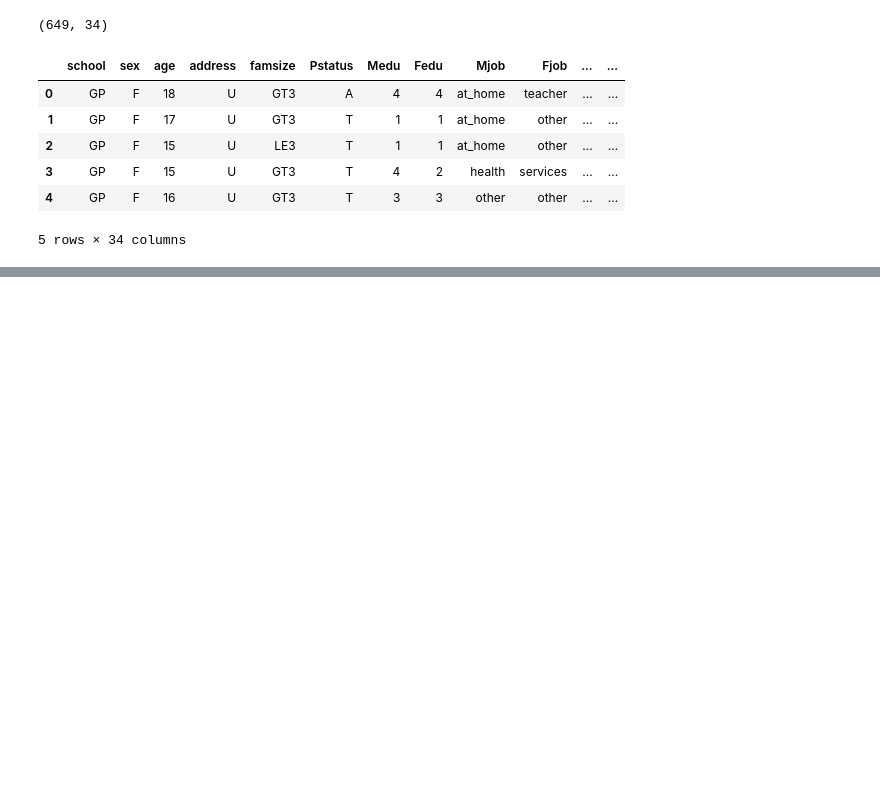
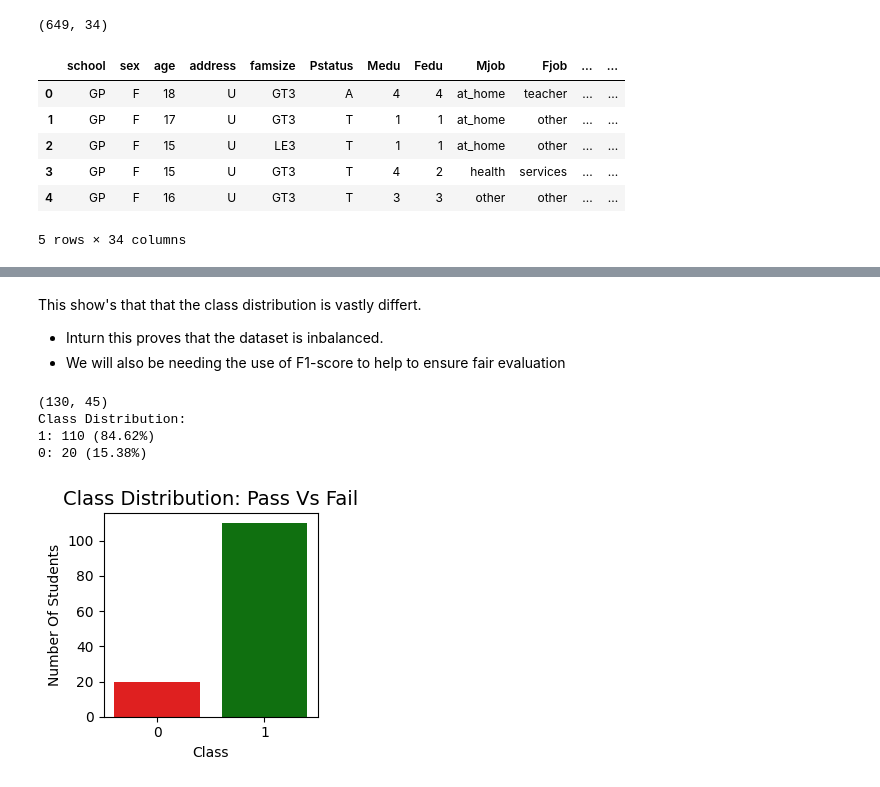
Before and after one commit to FalconCharge/Machine-Learning-Project, a Jupyter notebook: notebooks/BarPlot.ipynb, the cells around one changed output, grey strips where cells are left out. Cells and saved outputs as stored; diff of their text form; code cells hidden in the pictures; blank space fills up the shorter version.

```diff
--- a/notebooks/BarPlot.ipynb
+++ b/notebooks/BarPlot.ipynb
@@ -45,0 +55,37 @@ This show's that that the class distribution is vastly differt.
+# %% [markdown]
+This show's that that the class distribution is vastly differt.
+- Inturn this proves that the dataset is inbalanced.
+- We will also be needing the use of F1-score to help to ensure fair evaluation
+# %%
+df = pd.read_csv("../data/processed/splits/test_classification.csv", delimiter=',')
+
+print(df.shape)
+df.head()
+
+class_counts = df['Pass'].value_counts()
+class_percent = df['Pass'].value_counts(normalize=True) * 100
+
+plt.figure(figsize=(3, 3))
+
+palette = {1: 'green', 0: 'red'}
+
+class_counts = df['Pass'].value_counts()
+class_percent = df['Pass'].value_counts(normalize=True) * 100
+
+print("Class Distribution:")
+for label in class_counts.index:
+    print(f"{label}: {class_counts[label]} ({class_percent[label]:.2f}%)")
+
+sns.barplot(x=class_counts.index, y=class_counts.values, hue=class_counts.index, palette=palette, legend=False)
+
+plt.title("Class Distribution: Pass Vs Fail", fontsize=14)
+plt.xlabel("Class")
+plt.ylabel("Number Of Students")
+plt.tight_layout()
+plt.show()
+# %% [output]
+(130, 45)
+Class Distribution:
+1: 110 (84.62%)
+0: 20 (15.38%)
+[figure, added]
```
Also changed, not shown: parts of 6 cells of this notebook, 3 other files.
